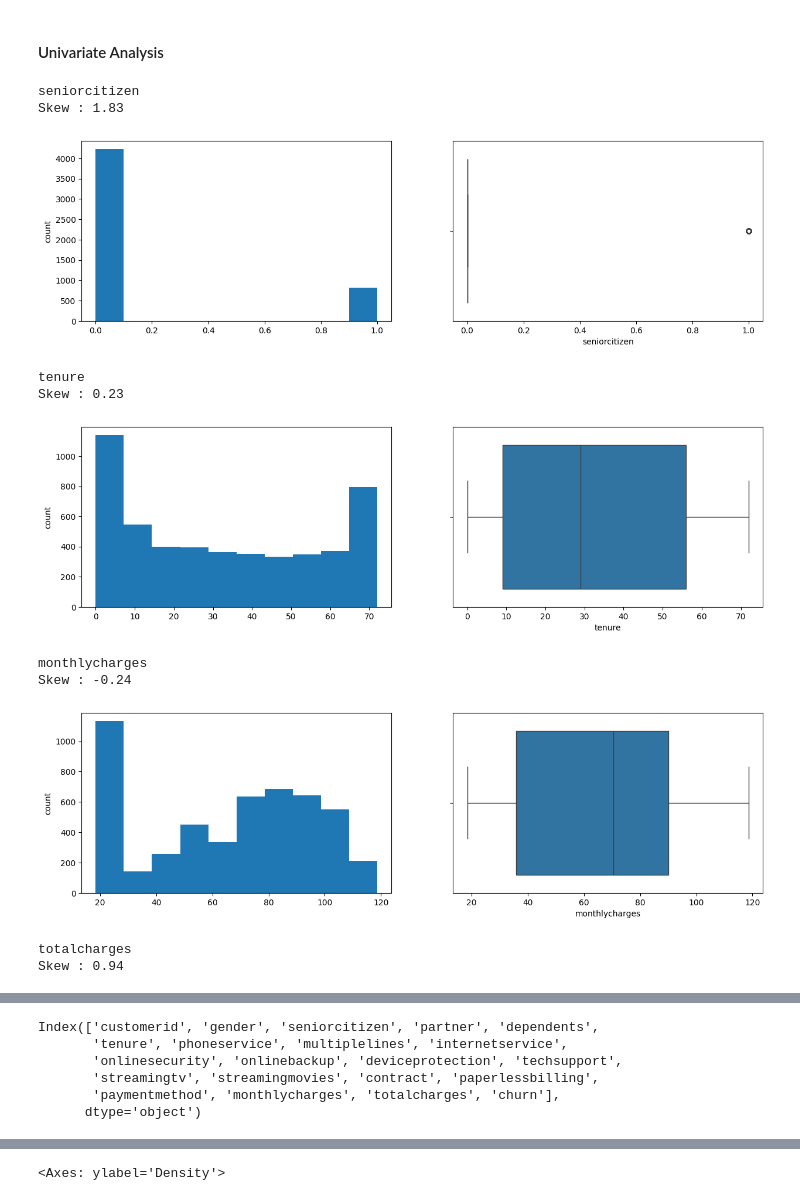
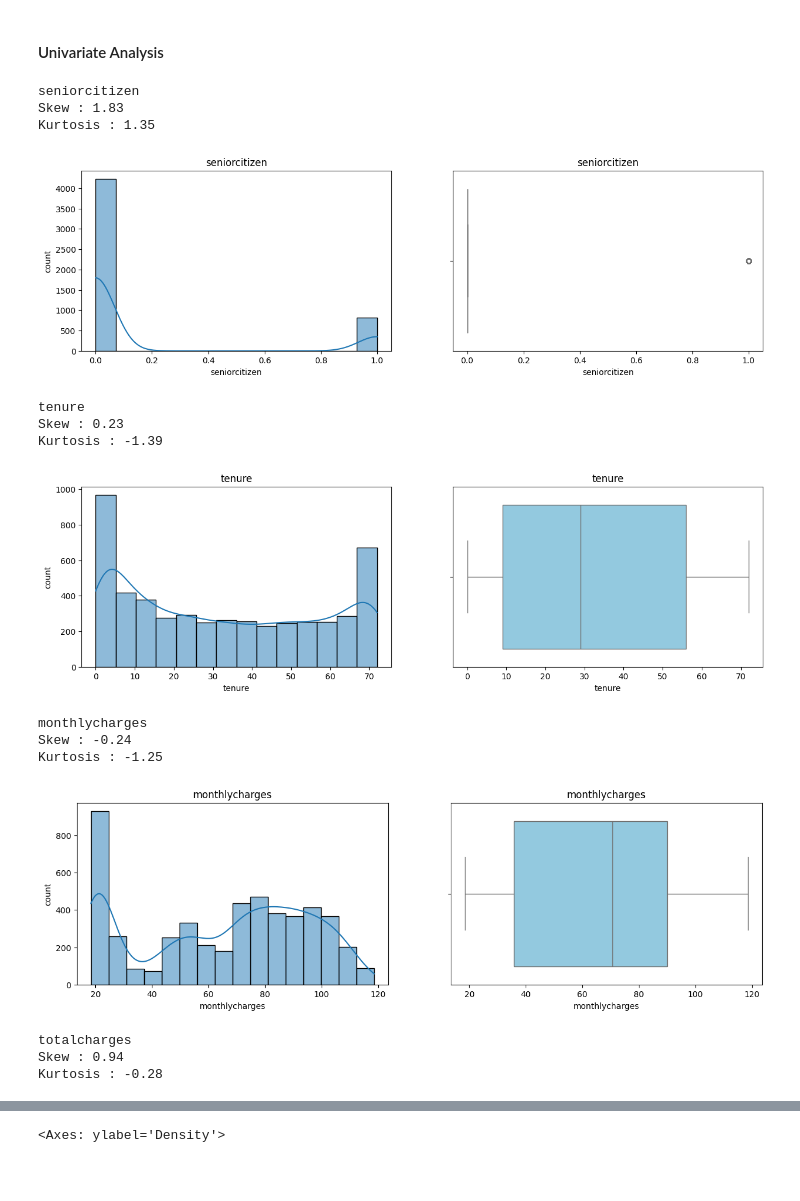
Before and after one commit to MoIdris/Customer-Churn-Prediction, a Jupyter notebook: Notebook/Customer_churn.ipynb, the cells around one changed output, grey strips where cells are left out. Cells and saved outputs as stored; diff of their text form; code cells hidden in the pictures; blank space fills up the shorter version.

```diff
--- a/Notebook/Customer_churn.ipynb
+++ b/Notebook/Customer_churn.ipynb
@@ -228,14 +233,14 @@ array(['customerID', 'gender', 'SeniorCitizen', 'Partner', 'Dependents',
 Customer_churn.columns = Customer_churn.columns.str.lower()
 # %%
 Customer_churn = Customer_churn.replace({True: 'Yes', False: 'No'})
-# %%
-# Replace all missing string values with 0
-Customer_churn.totalcharges = Customer_churn.totalcharges.replace(" ", 0)
-
-# Change totalcharges type from string to float
-Customer_churn.totalcharges = Customer_churn.totalcharges.astype('float').round(2)
-
-# Round monthlycharges  to two decimal places
-Customer_churn['monthlycharges'] = Customer_churn['monthlycharges'].round(2)
+# %%
+#Converting TotalCharges column to numeric
+
+Customer_churn['totalcharges'] = pd.to_numeric(Customer_churn['totalcharges'], errors='coerce')
+# %%
+# # Round values  to two decimal places
+
+Customer_churn['monthlycharges'] = Customer_churn['monthlycharges'].round(2)
+Customer_churn['totalcharges'] = Customer_churn['totalcharges'].round(2)
 # %% [markdown]
 #### Exploratory Data Analysis - (EDA)
@@ -352,23 +382,30 @@ Numerical Variables:
 # %%
 for col in num_cols:
     print(col)
     print('Skew :', round(Customer_churn[col].skew(), 2))
+    print('Kurtosis :', round(Customer_churn[col].kurtosis(), 2))
     plt.figure(figsize = (15, 4))
     plt.subplot(1, 2, 1)
-    Customer_churn[col].hist(grid=False)
+    sns.histplot(data=Customer_churn, x=col, kde=True, label=col)
+    plt.title(col)
     plt.ylabel('count')
     plt.subplot(1, 2, 2)
-    sns.boxplot(x=Customer_churn[col])
+    sns.boxplot(x=Customer_churn[col], color = 'skyblue')
+    plt.title(col)
     plt.show()
 # %% [output]
 seniorcitizen
 Skew : 1.83
+Kurtosis : 1.35
-[figure, old version]
+[figure, new version]
 tenure
 Skew : 0.23
+Kurtosis : -1.39
-[figure, old version]
+[figure, new version]
 monthlycharges
 Skew : -0.24
+Kurtosis : -1.25
-[figure, old version]
+[figure, new version]
 totalcharges
 Skew : 0.94
+Kurtosis : -0.28
@@ -376,9 +412,0 @@ Skew : 0.94
-# %%
-Customer_churn.columns
-# %% [output]
-Index(['customerid', 'gender', 'seniorcitizen', 'partner', 'dependents',
-       'tenure', 'phoneservice', 'multiplelines', 'internetservice',
-       'onlinesecurity', 'onlinebackup', 'deviceprotection', 'techsupport',
-       'streamingtv', 'streamingmovies', 'contract', 'paperlessbilling',
-       'paymentmethod', 'monthlycharges', 'totalcharges', 'churn'],
-      dtype='object')
```
Also changed, not shown: parts of 17 cells of this notebook.
